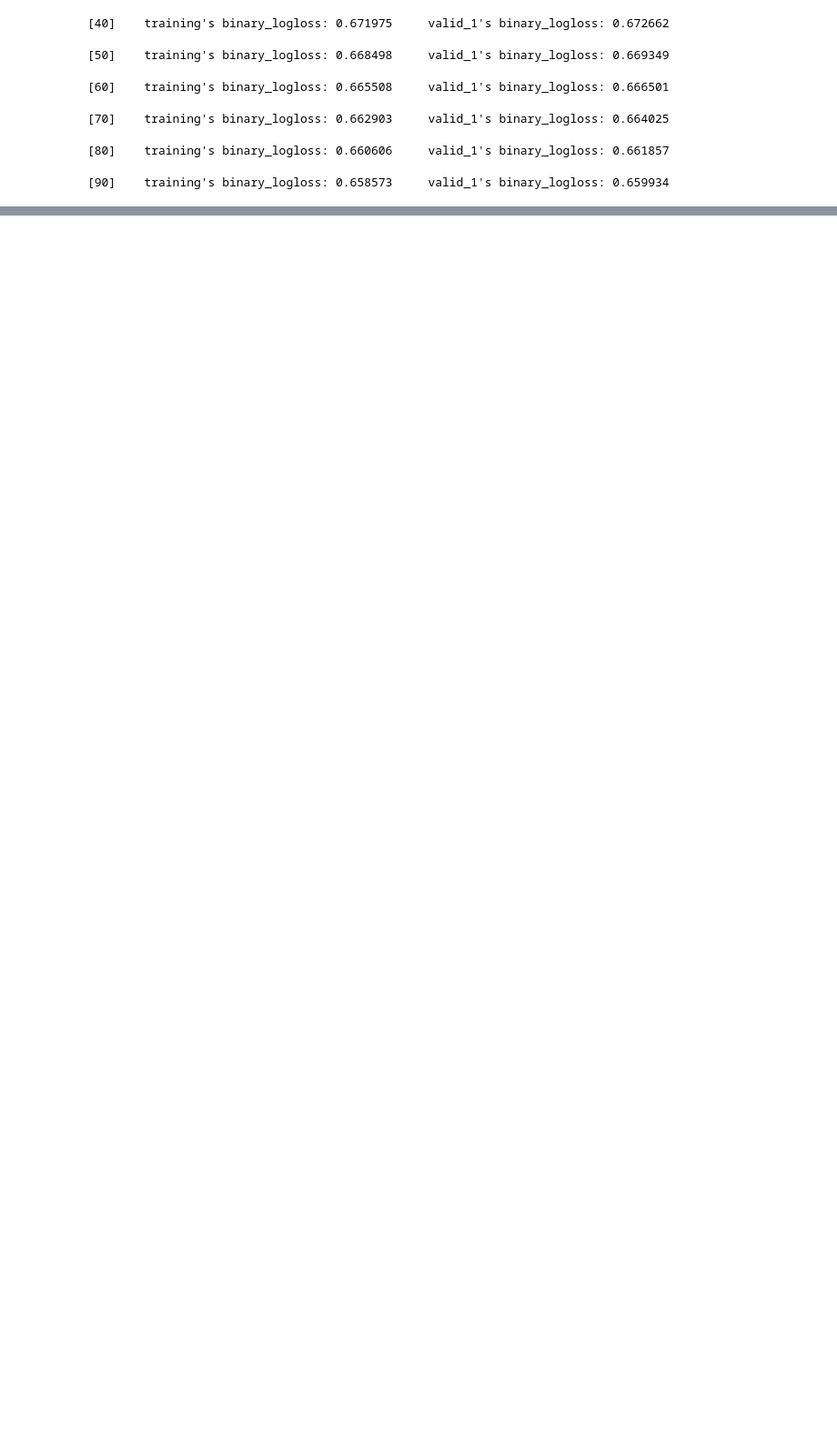
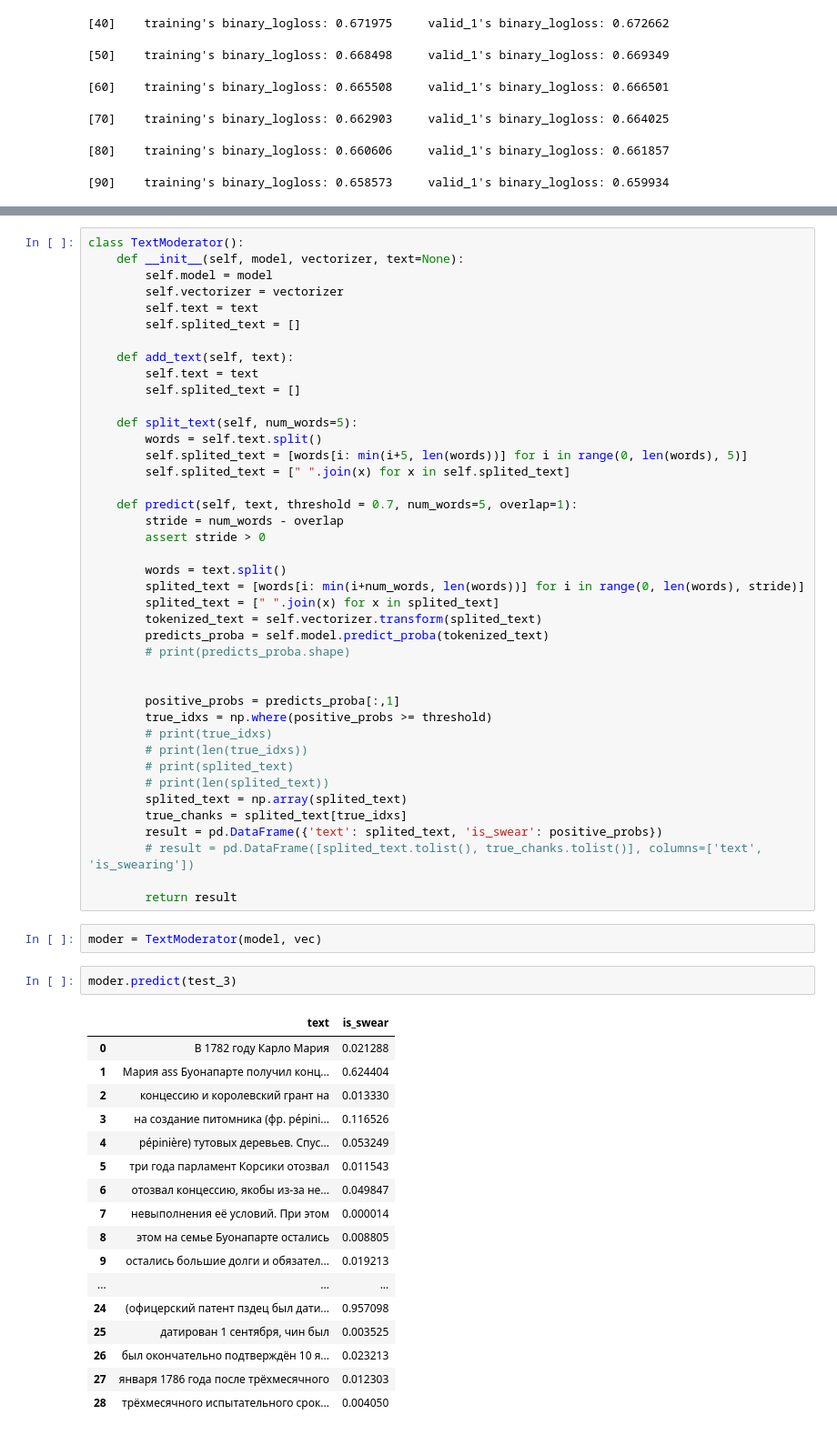
Before and after one commit to Petr09Mitin/xrust-beze-back, a Jupyter notebook: research/research.ipynb, the cells around one changed output, grey strips where cells are left out. Shown: that part at 91% size. Saved outputs shown, nothing was run; the diff lists cells and outputs as text; blank space fills up the shorter version.

Commit message:
Added moderator (without vectorizer)

```diff
--- a/research/research.ipynb
+++ b/research/research.ipynb
@@ -518,0 +644,63 @@ You can set `force_col_wise=true` to remove the overhead.
+# %%
+class TextModerator():
+    def __init__(self, model, vectorizer, text=None):
+        self.model = model
+        self.vectorizer = vectorizer
+        self.text = text
+        self.splited_text = []
+
+    def add_text(self, text):
+        self.text = text
+        self.splited_text = []
+
+    def split_text(self, num_words=5):
+        words = self.text.split()
+        self.splited_text = [words[i: min(i+5, len(words))] for i in range(0, len(words), 5)]
+        self.splited_text = [" ".join(x) for x in self.splited_text]
+
+    def predict(self, text, threshold = 0.7, num_words=5, overlap=1):
+        stride = num_words - overlap
+        assert stride > 0
+
+        words = text.split()
+        splited_text = [words[i: min(i+num_words, len(words))] for i in range(0, len(words), stride)]
+        splited_text = [" ".join(x) for x in splited_text]
+        tokenized_text = self.vectorizer.transform(splited_text)
+        predicts_proba = self.model.predict_proba(tokenized_text)
+        # print(predicts_proba.shape)
+
+
+        positive_probs = predicts_proba[:,1]
+        true_idxs = np.where(positive_probs >= threshold)
+        # print(true_idxs)
+        # print(len(true_idxs))
+        # print(splited_text)
+        # print(len(splited_text))
+        splited_text = np.array(splited_text)
+        true_chanks = splited_text[true_idxs]
+        result = pd.DataFrame({'text': splited_text, 'is_swear': positive_probs})
+        # result = pd.DataFrame([splited_text.tolist(), true_chanks.tolist()], columns=['text', 'is_swearing'])
+
+        return result
+# %%
+moder = TextModerator(model, vec)
+# %%
+moder.predict(test_3)
+# %% [output]
+|  | text | is_swear |
+| 0 | В 1782 году Карло Мария | 0.021288 |
+| 1 | Мария ass Буонапарте получил конц... | 0.624404 |
+| 2 | концессию и королевский грант на | 0.013330 |
+| 3 | на создание питомника (фр. pépini... | 0.116526 |
+| 4 | pépinière) тутовых деревьев. Спус... | 0.053249 |
+| 5 | три года парламент Корсики отозвал | 0.011543 |
+| 6 | отозвал концессию, якобы из-за не... | 0.049847 |
+| 7 | невыполнения её условий. При этом | 0.000014 |
+| 8 | этом на семье Буонапарте остались | 0.008805 |
+| 9 | остались большие долги и обязател... | 0.019213 |
+| ... | ... | ... |
+| 24 | (офицерский патент пздец был дати... | 0.957098 |
+| 25 | датирован 1 сентября, чин был | 0.003525 |
+| 26 | был окончательно подтверждён 10 я... | 0.023213 |
+| 27 | января 1786 года после трёхмесячного | 0.012303 |
+| 28 | трёхмесячного испытательного срок... | 0.004050 |
```
Also changed, not shown: parts of 21 cells of this notebook, 6 other files.
